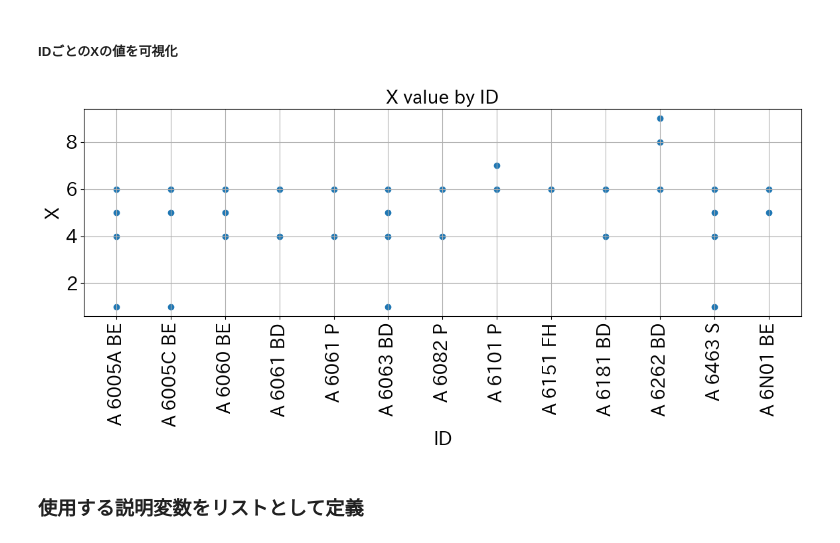
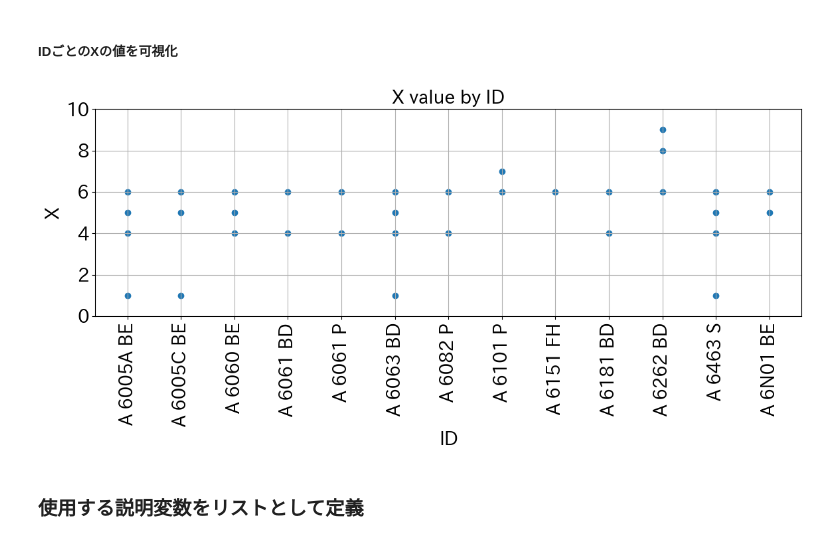
Before and after one commit to mipypf/scej-mi, a Jupyter notebook: scej_mi_chapter10.ipynb, the cells around one changed output. Drawn from its saved outputs; the diff is of its cells as text; code cells hidden in the pictures.

```diff
--- a/scej_mi_chapter10.ipynb
+++ b/scej_mi_chapter10.ipynb
@@ -160,15 +160,17 @@ dtype: int64
 # %%
 plt.figure(figsize=(12, 6))
 plt.scatter(data["ID"], data["X"])
 plt.xlabel("ID")
 plt.ylabel("X")
 plt.title("X value by ID")
 plt.xticks(rotation=90)
+plt.ylim(bottom=0)
+plt.ylim(top=10)
 plt.grid(True)
 plt.tight_layout()
 plt.show()
 # %% [output]
-[figure, old version]
+[figure, new version]
 # %% [markdown]
 ### 使用する説明変数をリストとして定義
 # %%
```
